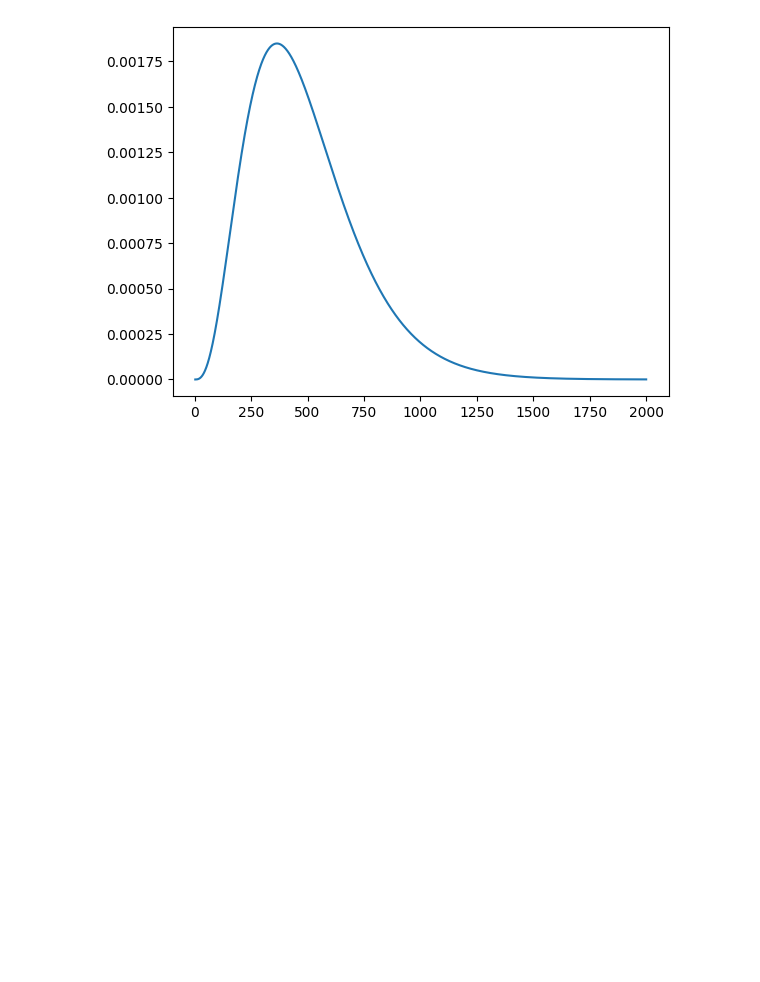
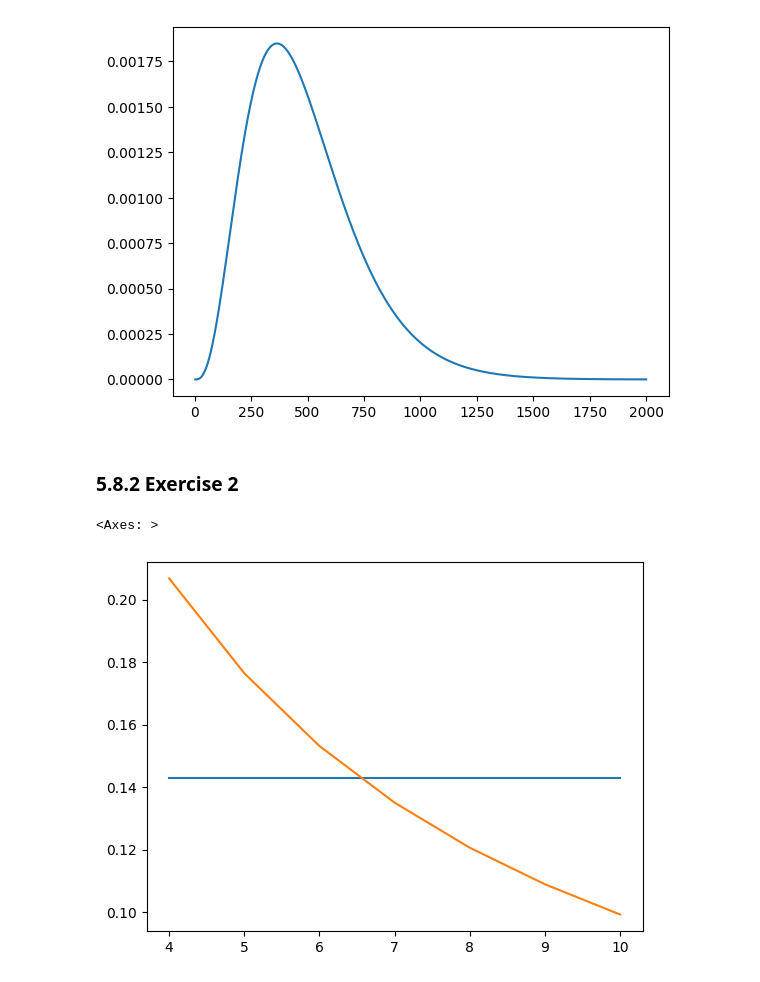
Before and after one commit to Xupeiyi/think-bayes, a Jupyter notebook: chapter5.ipynb, the cells around one changed output. Drawn from its saved outputs; the diff is of its cells as text; code cells hidden in the pictures; blank space fills up the shorter version.

Commit message:
finished exercise 5.8.2

```diff
--- a/chapter5.ipynb
+++ b/chapter5.ipynb
@@ -26,3 +27,17 @@ print(posterior.prob_gt(1200))
 364
 0.011061568601796952
 [figure]
+# %% [markdown]
+### 5.8.2 Exercise 2
+# %%
+n = np.arange(4, 11)
+prior = Pmf(1 / len(n), n)
+likelihood = (n - 1) / n**2
+
+posterior = prior * likelihood
+posterior.normalize()
+prior.plot(label='prior')
+posterior.plot(label='posterior')
+# %% [output]
+<Axes: >
+[figure, added]
```
Also changed, not shown: parts of 1 cell of this notebook.
